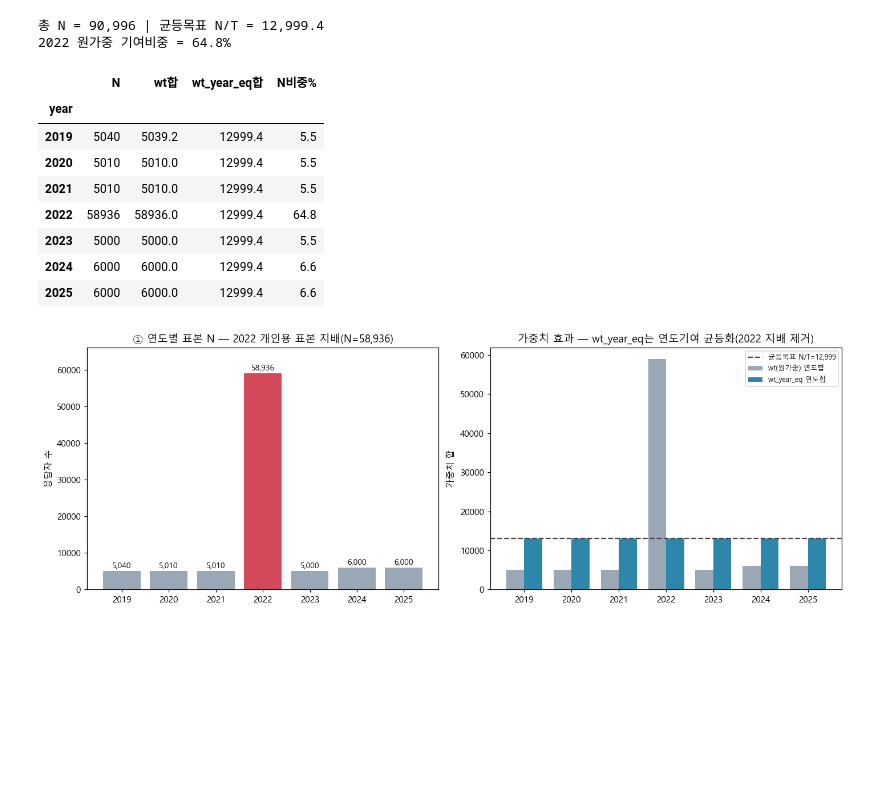
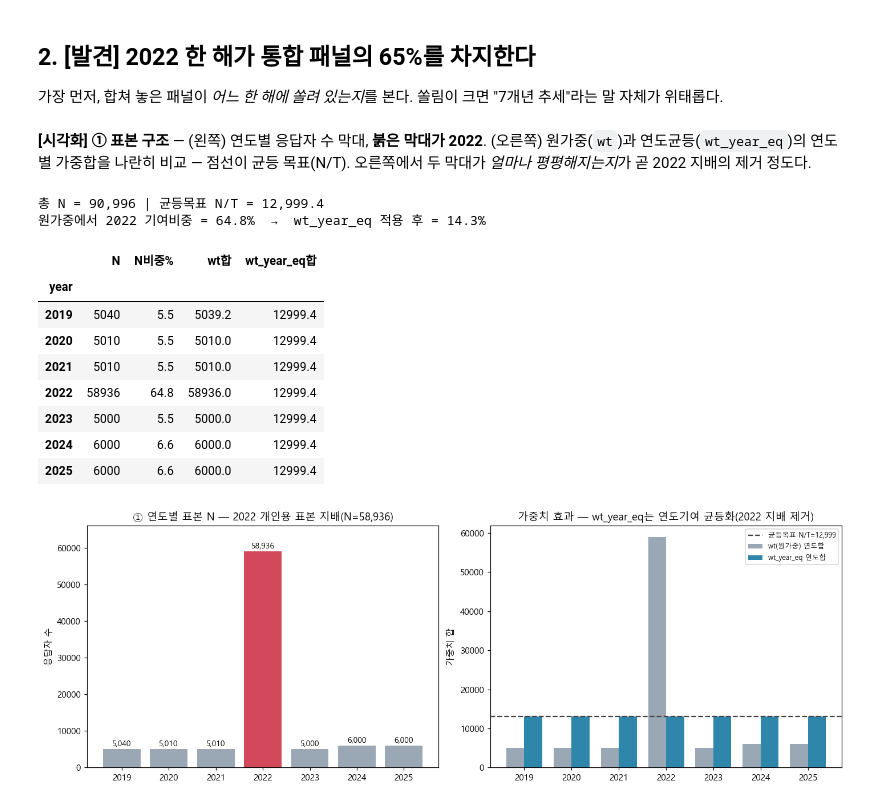
Before and after one commit to Dacon-Organization/Media-Statistics-Analysis-and-Utilization-Competition, a Jupyter notebook: notebooks/20-eda-overview.ipynb, the cells around one changed output. Drawn from its saved outputs; the diff is of its cells as text; code cells hidden in the pictures; blank space fills up the shorter version.

```diff
--- a/notebooks/20-eda-overview.ipynb
+++ b/notebooks/20-eda-overview.ipynb
@@ -56,22 +97,29 @@ ROOT = C:\Users\kik32\workspace\Dacon\Media-Statistics-Analysis-and-Utilization-
+# %% [markdown]
+## **2. [발견] 2022 한 해가 통합 패널의 65%를 차지한다**
+
+가장 먼저, 합쳐 놓은 패널이 *어느 한 해에 쏠려 있는지*를 본다. 쏠림이 크면 "7개년 추세"라는 말 자체가 위태롭다.
+# %% [markdown]
+**[시각화] ① 표본 구조** — (왼쪽) 연도별 응답자 수 막대, **붉은 막대가 2022**. (오른쪽) 원가중(`wt`)과 연도균등(`wt_year_eq`)의
+연도별 가중합을 나란히 비교 — 점선이 균등 목표(N/T). 오른쪽에서 두 막대가 *얼마나 평평해지는지*가 곧 2022 지배의 제거 정도다.
 # %%
 # 중간 산출: 연도별 N · 원가중/연도균등 가중합 · 2022 기여 비중
 n_by_year = df.groupby("year").size().reindex(eo.YEARS)
 wsum = df.groupby("year")[["wt", eo.WCOL]].sum().reindex(eo.YEARS).round(1)
-tbl = pd.DataFrame({"N": n_by_year, "wt합": wsum["wt"], "wt_year_eq합": wsum[eo.WCOL]})
-tbl["N비중%"] = (n_by_year / len(df) * 100).round(1)
+tbl = pd.DataFrame({"N": n_by_year, "N비중%": (n_by_year/len(df)*100).round(1),
+                    "wt합": wsum["wt"], "wt_year_eq합": wsum[eo.WCOL]})
 print(f"총 N = {len(df):,} | 균등목표 N/T = {len(df)/len(eo.YEARS):,.1f}")
-print(f"2022 원가중 기여비중 = {wsum['wt'][2022]/wsum['wt'].sum():.1%}")
+print(f"원가중에서 2022 기여비중 = {wsum['wt'][2022]/wsum['wt'].sum():.1%}  →  wt_year_eq 적용 후 = {wsum[eo.WCOL][2022]/wsum[eo.WCOL].sum():.1%}")
 tbl
 # %% [output]
 총 N = 90,996 | 균등목표 N/T = 12,999.4
-2022 원가중 기여비중 = 64.8%
+원가중에서 2022 기여비중 = 64.8%  →  wt_year_eq 적용 후 = 14.3%
-|  | N | wt합 | wt_year_eq합 | N비중% |
+|  | N | N비중% | wt합 | wt_year_eq합 |
 | year |  |  |  |  |
-| 2019 | 5040 | 5039.2 | 12999.4 | 5.5 |
-| 2020 | 5010 | 5010.0 | 12999.4 | 5.5 |
-| 2021 | 5010 | 5010.0 | 12999.4 | 5.5 |
-| 2022 | 58936 | 58936.0 | 12999.4 | 64.8 |
-| 2023 | 5000 | 5000.0 | 12999.4 | 5.5 |
-| 2024 | 6000 | 6000.0 | 12999.4 | 6.6 |
-| 2025 | 6000 | 6000.0 | 12999.4 | 6.6 |
+| 2019 | 5040 | 5.5 | 5039.2 | 12999.4 |
+| 2020 | 5010 | 5.5 | 5010.0 | 12999.4 |
+| 2021 | 5010 | 5.5 | 5010.0 | 12999.4 |
+| 2022 | 58936 | 64.8 | 58936.0 | 12999.4 |
+| 2023 | 5000 | 5.5 | 5000.0 | 12999.4 |
+| 2024 | 6000 | 6.6 | 6000.0 | 12999.4 |
+| 2025 | 6000 | 6.6 | 6000.0 | 12999.4 |
 # %%
```
Also changed, not shown: parts of 41 cells of this notebook, 2 other files.
